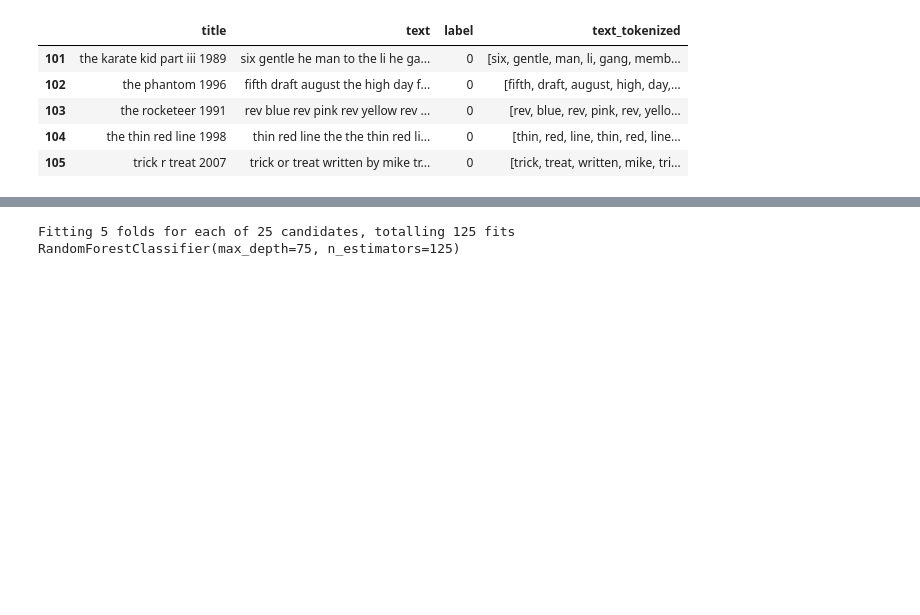
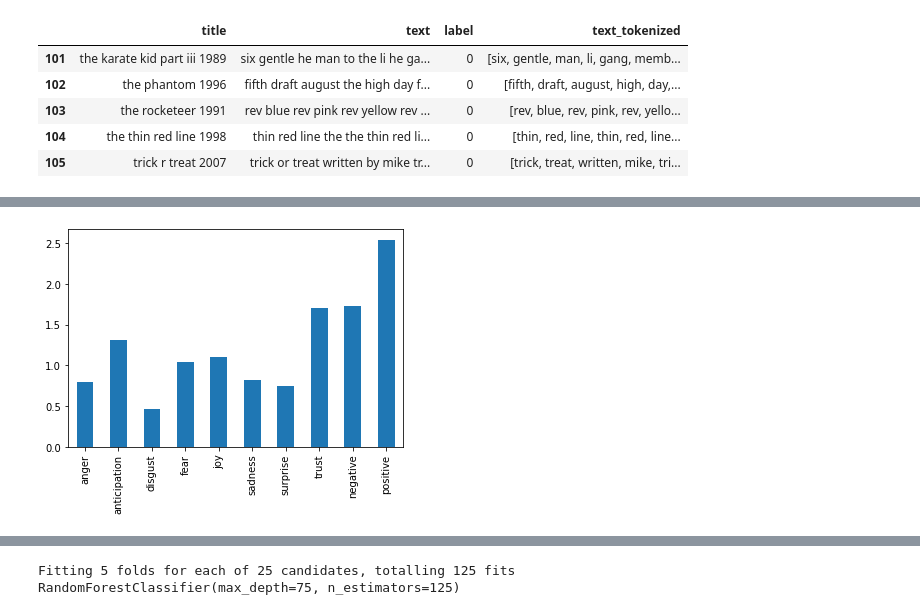
Before and after one commit to JagrajGill/ScreenplayEmotionDetection, a Jupyter notebook: A3_Jagraj_Gill.ipynb, the cells around one changed output, grey strips where cells are left out. Drawn from its saved outputs; the diff is of its cells as text; code cells hidden in the pictures; blank space fills up the shorter version.

```diff
--- a/A3_Jagraj_Gill.ipynb
+++ b/A3_Jagraj_Gill.ipynb
@@ -706,0 +702,31 @@ See the caveats in the documentation: https://pandas.pydata.org/pandas-docs/stab
+# %%
+#relative emotion scores for oscar movies
+# df_oscar = df_oscar.applymap(lambda x: x.replace('"', ''))
+
+df_oscar= df_oscar[["anger",
+        "anticipation",
+        "disgust",
+        "fear",
+        "joy",
+        "sadness",
+        "surprise",
+        "trust",
+"negative",
+        "positive"]].astype(float)
+
+
+df_oscar[["anger",
+        "anticipation",
+        "disgust",
+        "fear",
+        "joy",
+        "sadness",
+        "surprise",
+        "trust",
+"negative",
+        "positive"]].sum().plot.bar(label='Oscar')
+
+
+plt.show()
+# %% [output]
+[figure, added]
```
Also changed, not shown: parts of 20 cells of this notebook, 1 other file.
